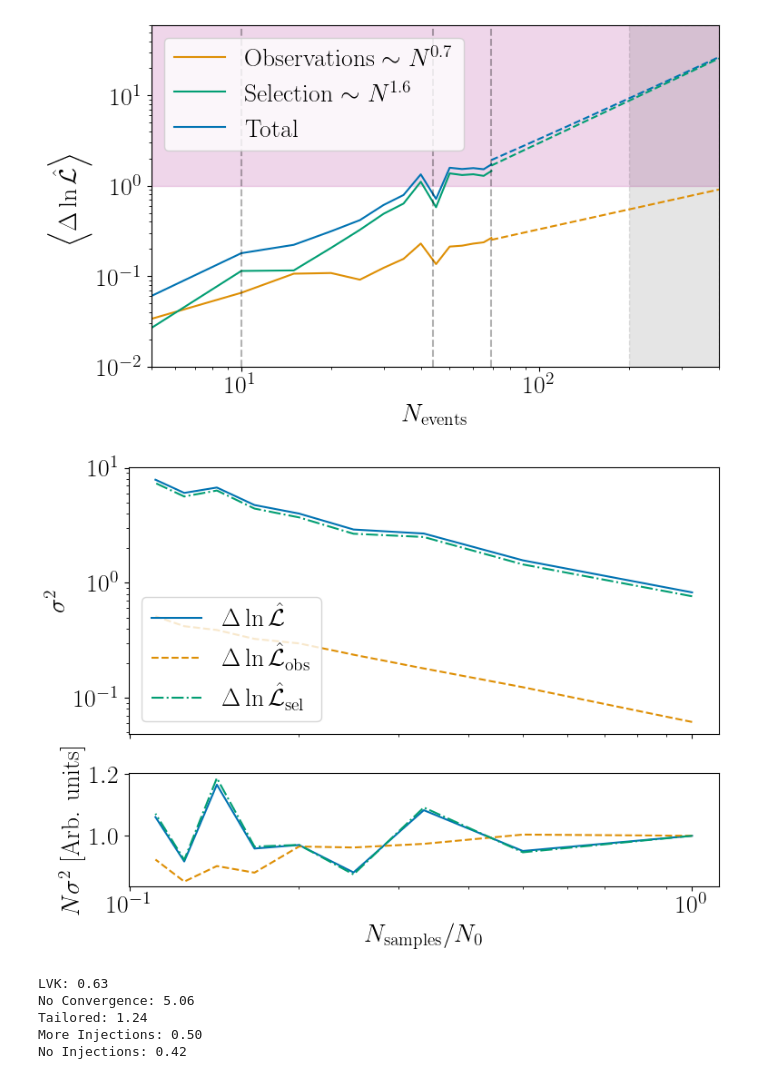
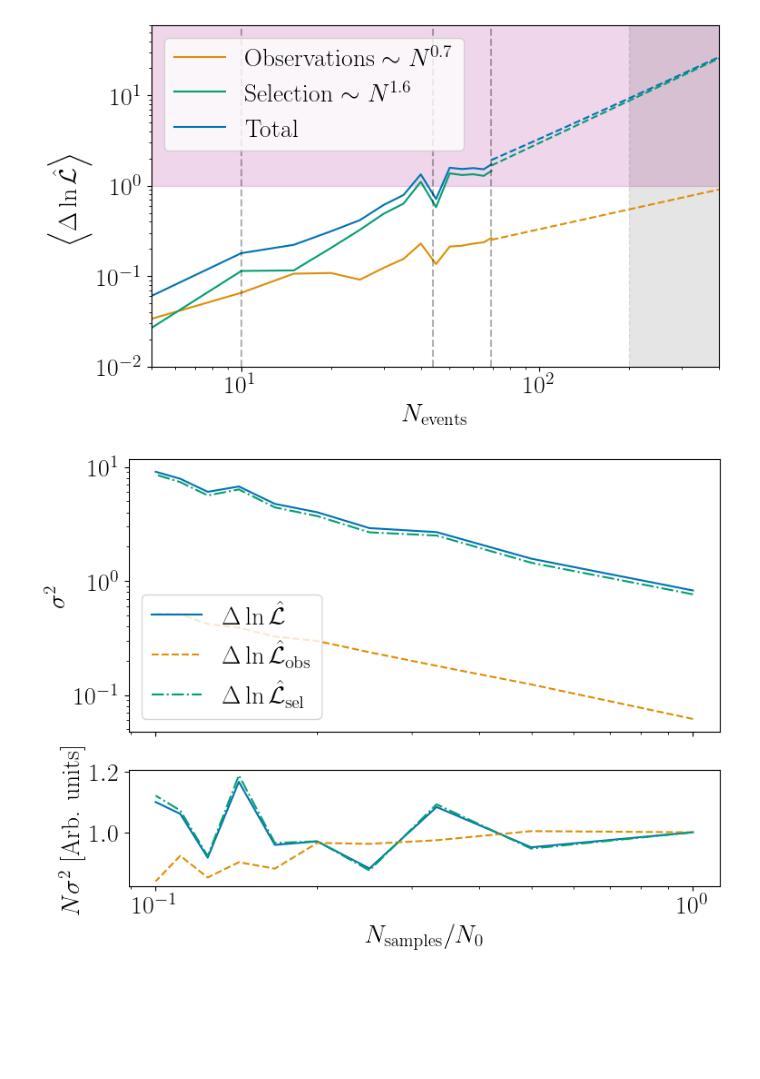
Before and after one commit to ColmTalbot/monte-carlo-uncertainty-scaling, a Jupyter notebook: uncertainty_scaling.ipynb, the cells around one changed output. Cells and saved outputs as stored; diff of their text form; code cells hidden in the pictures; blank space fills up the shorter version.

```diff
--- a/uncertainty_scaling.ipynb
+++ b/uncertainty_scaling.ipynb
@@ -69,28 +31,34 @@ for ii, n_events in enumerate(all_events):
 # %%
+with open("n_events_uncertainty.json", "rb") as ff:
+    data = json.load(ff)
+n_events = np.array(data["n_events"])
+event_term = np.array(data["event"])
+selection_term = np.array(data["selection"])
+
 logfn = np.log10
 expfn = lambda x: 10**x
 
 plt.figure(figsize=(8, 5))
-plt.plot(all_events, pop_means_alt, color="C1", label=f"Observations $\\sim N^{{{np.polyfit(logfn(all_events), logfn(pop_means_alt), deg=1)[0]:.1f}}}$")
-plt.plot(all_events, sel_means_alt, color="C2", label=f"Selection $\\sim N^{{{np.polyfit(logfn(all_events), logfn(sel_means_alt), deg=1)[0]:.1f}}}$")
-plt.plot(all_events, pop_means_alt + sel_means_alt, color="C0", label="Total")
+plt.plot(n_events, event_term, color="C1", label=f"Observations $\\sim N^{{{np.polyfit(logfn(n_events), logfn(event_term), deg=1)[0]:.1f}}}$")
+plt.plot(n_events, selection_term, color="C2", label=f"Selection $\\sim N^{{{np.polyfit(logfn(n_events), logfn(selection_term), deg=1)[0]:.1f}}}$")
+plt.plot(n_events, event_term + selection_term, color="C0", label="Total")
 
 plt.plot(
     np.linspace(69, 400, 1000),
-    expfn(np.polyval(np.polyfit(logfn(all_events), logfn(sel_means_alt), deg=1), logfn(np.linspace(69, 400, 1000))))
-    + expfn(np.polyval(np.polyfit(logfn(all_events), logfn(pop_means_alt), deg=1), logfn(np.linspace(69, 400, 1000)))),
+    expfn(np.polyval(np.polyfit(logfn(n_events), logfn(selection_term), deg=1), logfn(np.linspace(69, 400, 1000))))
+    + expfn(np.polyval(np.polyfit(logfn(n_events), logfn(event_term), deg=1), logfn(np.linspace(69, 400, 1000)))),
     linestyle="--",
     color="C0",
 )
 plt.plot(
     np.linspace(69, 400, 1000),
-    expfn(np.polyval(np.polyfit(logfn(all_events), logfn(sel_means_alt), deg=1), logfn(np.linspace(69, 400, 1000)))),
+    expfn(np.polyval(np.polyfit(logfn(n_events), logfn(selection_term), deg=1), logfn(np.linspace(69, 400, 1000)))),
     linestyle="--",
     color="C2",
 )
 plt.plot(
     np.linspace(69, 400, 1000),
-    expfn(np.polyval(np.polyfit(logfn(all_events), logfn(pop_means_alt), deg=1), logfn(np.linspace(69, 400, 1000)))),
+    expfn(np.polyval(np.polyfit(logfn(n_events), logfn(event_term), deg=1), logfn(np.linspace(69, 400, 1000)))),
     linestyle="--",
     color="C1",
 )
@@ -118,64 +86,36 @@ plt.close()
 # %% [output]
 [figure]
 # %%
-with open(f"/home/colm.talbot/O3/population/O3b/uncertainty/LVK/fits.json", "r") as ff:
-    fits = json.load(ff)
+with open("n_samples_uncertainty.json", "rb") as ff:
+    data = json.load(ff)
 
-jmax = len([key for key in fits if "_69" in key])
+fractions = 1 / np.arange(1, 11)
 
 fig, axes = plt.subplot_mosaic([["sigma"], ["sigma"], ["fraction"]], sharex=True, figsize=(8, 6))
 axes["sigma"].set_xscale("log")
 axes["sigma"].set_yscale("log")
 axes["fraction"].set_xlabel("$N_{\\rm samples} / N_{0}$")
 axes["sigma"].set_ylabel("$\\sigma^2$")
 axes["fraction"].set_ylabel("$N \\sigma^2$ [Arb. units]")
 
-for idx, (kind, label) in enumerate(zip(["raw", "cov"][1:], ["$\\ln \\hat{\\cal L}", "$\\Delta \\ln \\hat{\\cal L}"][1:])):
-    yvals = np.array([fits[f"{jj}_{jj}_{69}"][kind] for jj in range(1, jmax)])
-    axes["fraction"].plot(1 / np.arange(1, jmax), yvals / yvals[0] / np.arange(1, jmax), color=f"C{idx}")
-    axes["sigma"].plot(1 / np.arange(1, jmax), yvals, label=label + "$", color=f"C{idx}")
+idx = 0
+kind = "cov"
+label = "$\\Delta \\ln \\hat{\\cal L}"
+yvals = np.array(data["cov"])
+axes["fraction"].plot(fractions, yvals / yvals[0] * fractions, color=f"C{idx}")
+axes["sigma"].plot(fractions, yvals, label=label + "$", color=f"C{idx}")
 
-    yvals = np.array([fits[f"{jj}_{jj}_69"][f"{kind}_pop"] for jj in range(1, jmax)])
-    axes["fraction"].plot(1 / np.arange(1, jmax), yvals / yvals[0] / np.arange(1, jmax), linestyle="--", color=f"C1")
-    axes["sigma"].plot(1 / np.arange(1, jmax), yvals, label=label + "_{\\rm obs}$", linestyle="--", color=f"C1")
+yvals = np.array(data["cov_pop"])
+axes["fraction"].plot(fractions, yvals / yvals[0] * fractions, linestyle="--", color=f"C1")
+axes["sigma"].plot(fractions, yvals, label=label + "_{\\rm obs}$", linestyle="--", color=f"C1")
 
-    yvals = np.array([fits[f"{jj}_{jj}_69"][f"{kind}_sel"] for jj in range(1, jmax)])
-    axes["fraction"].plot(1 / np.arange(1, jmax), yvals / yvals[0] / np.arange(1, jmax), linestyle="-.", color=f"C2")
-    axes["sigma"].plot(1 / np.arange(1, jmax), yvals, label=label + "_{\\rm sel}$", linestyle="-.", color=f"C2")
+yvals = np.array(data["cov_sel"])
+axes["fraction"].plot(fractions, yvals / yvals[0] * fractions, linestyle="-.", color=f"C2")
+axes["sigma"].plot(fractions, yvals, label=label + "_{\\rm sel}$", linestyle="-.", color=f"C2")
 axes["sigma"].legend(loc="lower left")
 plt.tight_layout()
 plt.savefig("figure-4.pdf")
 plt.show()
 plt.close()
 # %% [output]
-[figure, old version]
+[figure, new version]
-# %%
-mapping = dict(
-    LVK="LVK",
-    production="No Convergence",
-    tuned="Tailored",
-    more_injections="More Injections",
-    no_injections="No Injections",
-)
-
-for directory, label in mapping.items():
-    filename = f"/home/colm.talbot/O3/population/O3b/uncertainty/{directory}/covariance.npz"
-    data = np.load(filename)
-    if "no_injections" in filename:
-        _vars = data["pop"][:]
-    elif "tuned" in filename:
-        # correct for the fact that the tailored injection set has 11.29 times as many
-        # found injections as the LVK data set
-        _vars = data["sel"][:] * 11.29 + data["pop"][:]
-    else:
-        _vars = data["sel"][:] + data["pop"][:]
-    mean_covariance = np.nanmean(
-        np.add.outer(_vars.diagonal(), _vars.diagonal()) - 2 * _vars
-    )
-    print(f"{mapping[directory]}: {mean_covariance:.2f}")
-# %% [output]
-LVK: 0.63
-No Convergence: 5.06
-Tailored: 1.24
-More Injections: 0.50
-No Injections: 0.42
```
Also changed, not shown: parts of 5 cells of this notebook, 16 other files.
